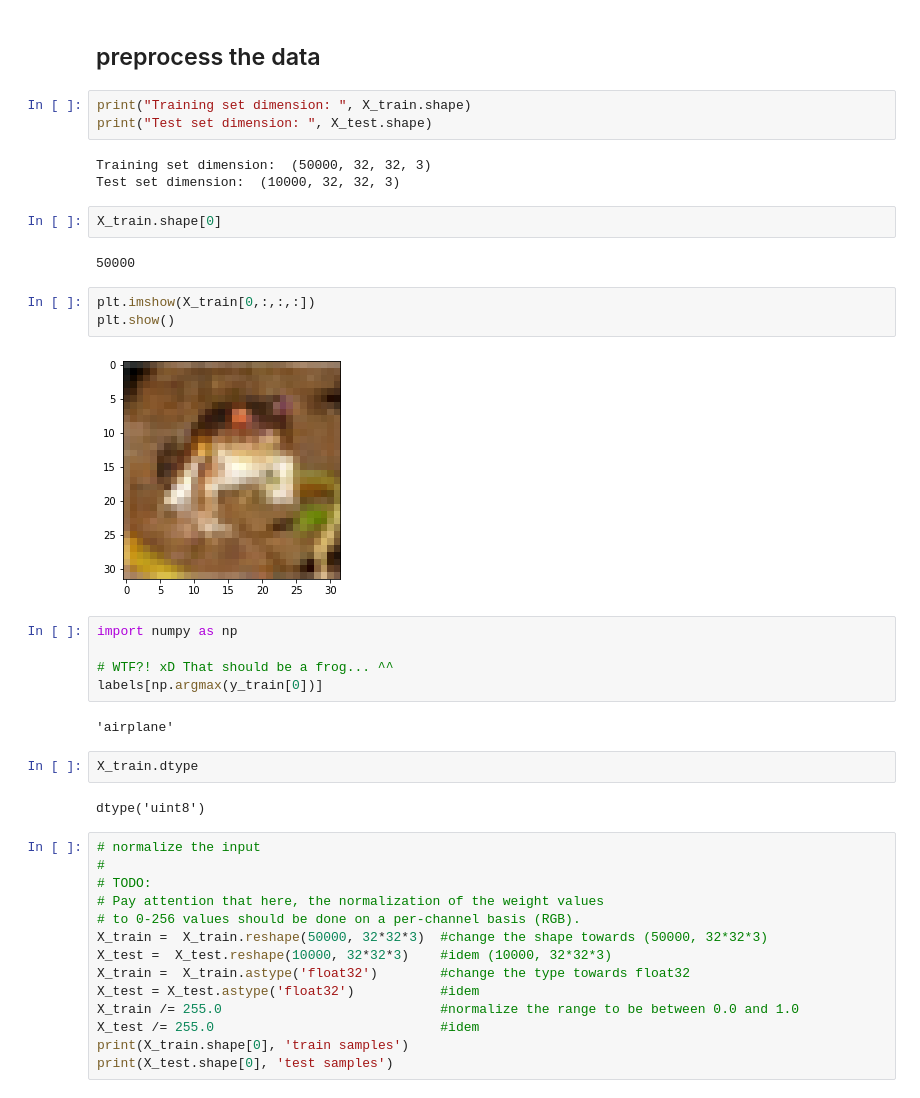
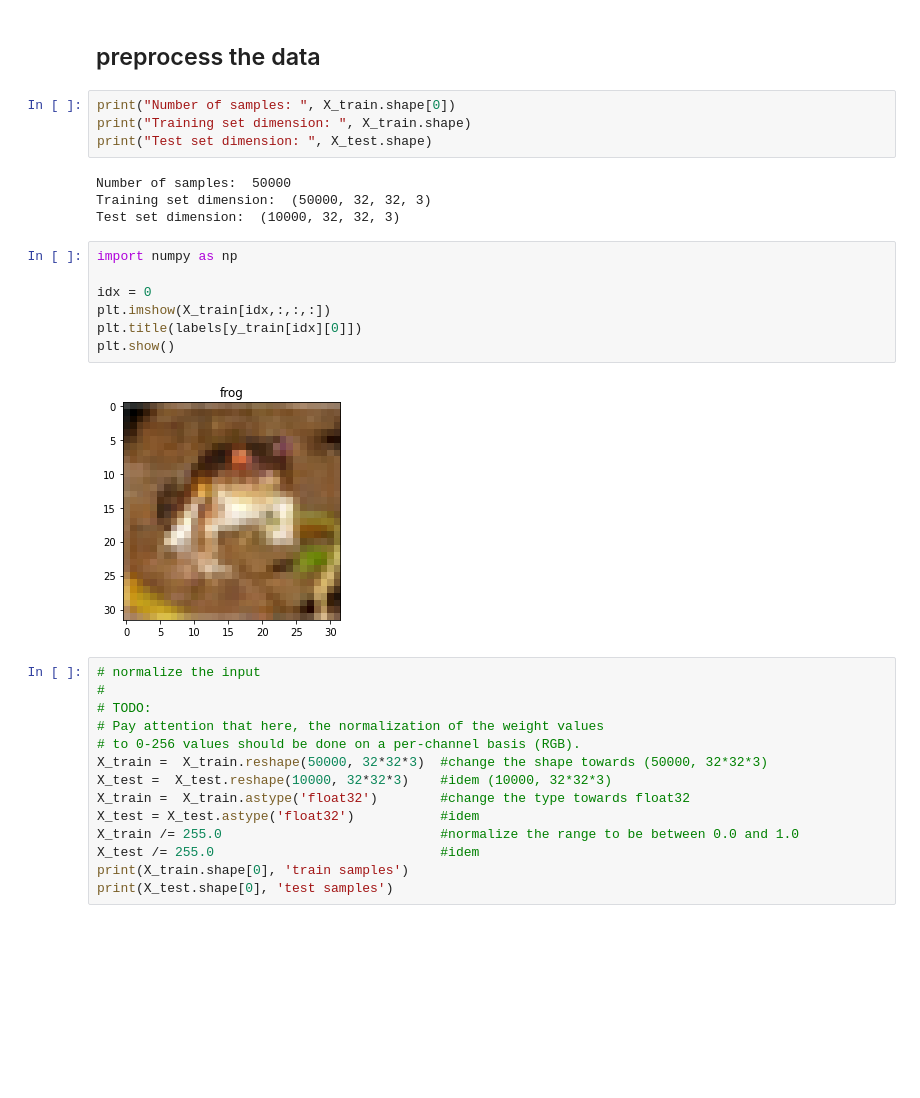
Before and after one commit to PatCH0816/TSM_DeLearn, a Jupyter notebook: exercises/exercise8/gr11_shallow_networks_cifar10.ipynb, the cells around one changed output. Saved outputs shown, nothing was run; the diff lists cells and outputs as text; blank space fills up the shorter version.

```diff
--- a/exercises/exercise8/gr11_shallow_networks_cifar10.ipynb
+++ b/exercises/exercise8/gr11_shallow_networks_cifar10.ipynb
@@ -84,31 +88,22 @@ show_imgs(X_train)
 # %% [markdown]
 ## preprocess the data
 # %%
+print("Number of samples: ", X_train.shape[0])
 print("Training set dimension: ", X_train.shape)
 print("Test set dimension: ", X_test.shape)
 # %% [output]
+Number of samples:  50000
 Training set dimension:  (50000, 32, 32, 3)
 Test set dimension:  (10000, 32, 32, 3)
-# %%
-X_train.shape[0]
-# %% [output]
-50000
-# %%
-plt.imshow(X_train[0,:,:,:])
-plt.show()
-# %% [output]
-[figure, removed]
-# %%
-import numpy as np
-
-# WTF?! xD That should be a frog... ^^
-labels[np.argmax(y_train[0])]
-# %% [output]
-'airplane'
-# %%
-X_train.dtype
-# %% [output]
-dtype('uint8')
+# %%
+import numpy as np
+
+idx = 0
+plt.imshow(X_train[idx,:,:,:])
+plt.title(labels[y_train[idx][0]])
+plt.show()
+# %% [output]
+[figure, added]
 # %%
 # normalize the input
 #
```
Also changed, not shown: parts of 1 cell of this notebook.
